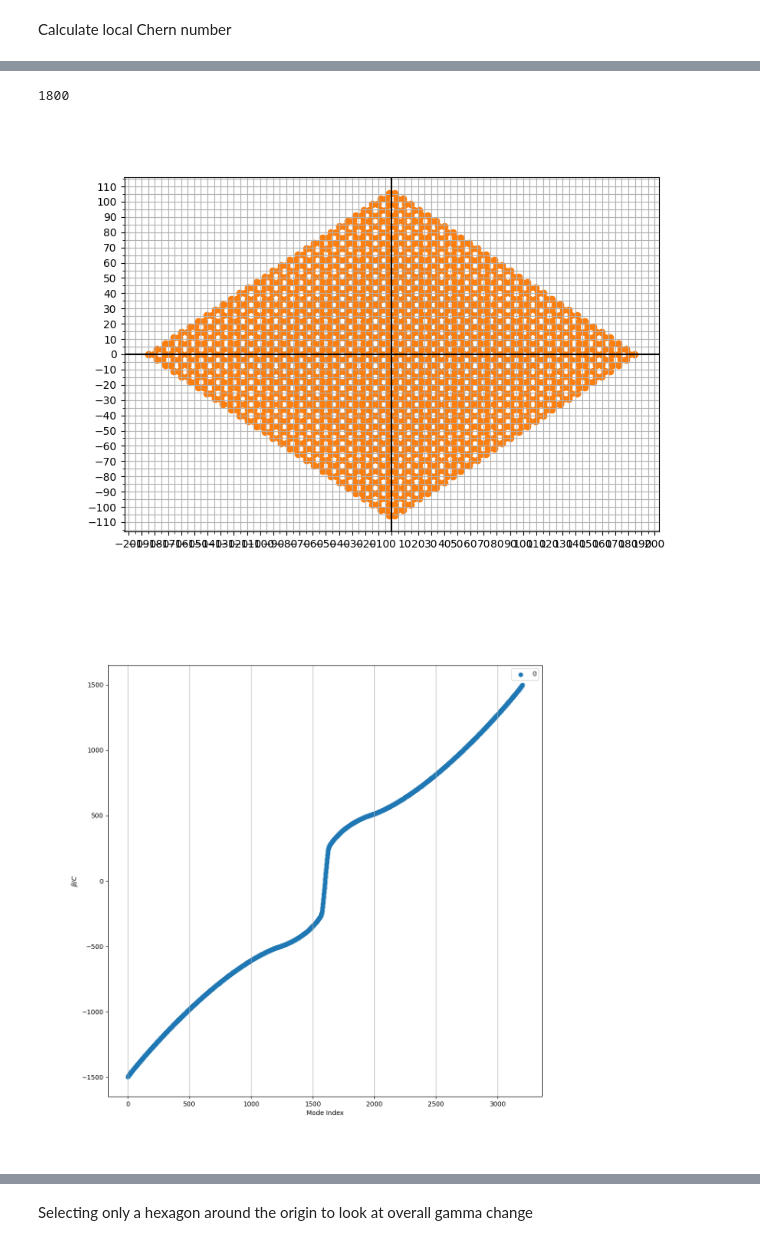
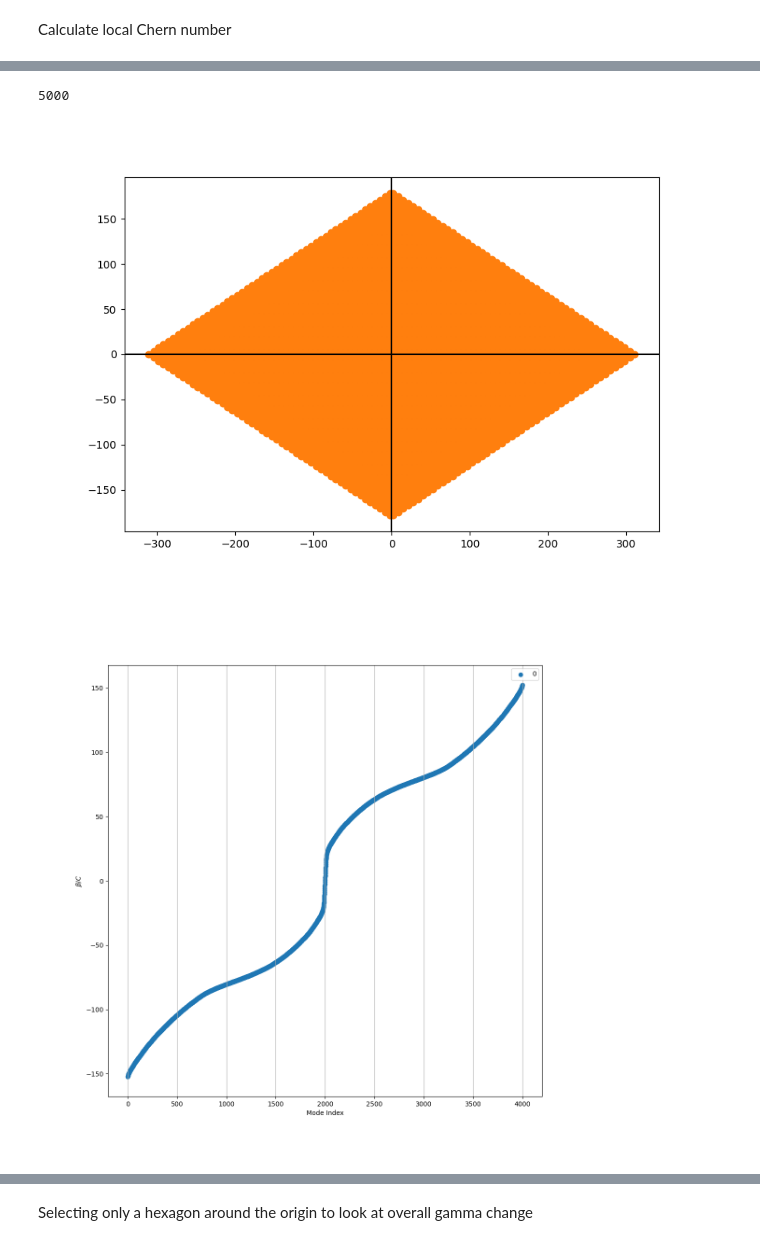
Before and after one commit to NRobertsF91W/PhD-Jupyter-Notebooks, a Jupyter notebook: twisted honeycomb numerical analysis chern number.ipynb, the cells around one changed output, grey strips where cells are left out. Drawn from its saved outputs; the diff is of its cells as text; code cells hidden in the pictures.

```diff
--- a/twisted honeycomb numerical analysis chern number.ipynb
+++ b/twisted honeycomb numerical analysis chern number.ipynb
@@ -439,29 +441,29 @@ False
 # %%
-b_10_list = build_honeycomb(30,30, PITCH)
+b_10_list = build_honeycomb(50,50, PITCH)
 # plt.scatter(b_10_list[:,0], b_10_list[:,1]);
 # plt.scatter(b_10_list[:,0]-11.5*PITCH, b_10_list[:,1]-np.sqrt(3)*PITCH/2);
 plt.close()
 plt.axhline(0, color='black')
 plt.axvline(0, color='black')
 
 
 
 plt.scatter(b_10_list[:,0], b_10_list[:,1]);
 # plt.scatter(b_10_list[:10,0], b_10_list[:10,1]);
 # plt.scatter(b_10_list[10,0], b_10_list[10,1]);
 # plt.scatter(b_10_list[20,0], b_10_list[20,1]);
 print(len(b_10_list))
 plt.show()
 # %% [output]
-1800
+5000
-[figure, old version]
+[figure, new version]
 # %%
 # haldane_vals, haldane_vecs = find_eigvalues_haldane(b_10_list, 4.2, 50, 0, 0.0, with_onsite=False)
 # haldane_vals_2, haldane_vecs = find_eigvalues_haldane(b_10_list, 4.2, 50, 8, 0.0, with_onsite=False)
 # haldane_vals_3, haldane_vecs = find_eigvalues_haldane(b_10_list, 4.2, 50, 16, 0.0, with_onsite=False)
-haldane_vals_4, haldane_vecs = find_eigvalues_haldane(b_10_list, 4.2, 500, 54, 0.0, with_onsite=False)
+haldane_vals_4, haldane_vecs = find_eigvalues_haldane(b_10_list, 4.2, 30, 30, 0.0)
 plot_betas([haldane_vals_4], 10, ['0', '8', '16' ,'24'])
 # print(b_10_list)
 # %% [output]
-[figure, old version]
+[figure, new version]
 # %%
```
Also changed, not shown: parts of 13 cells of this notebook.
